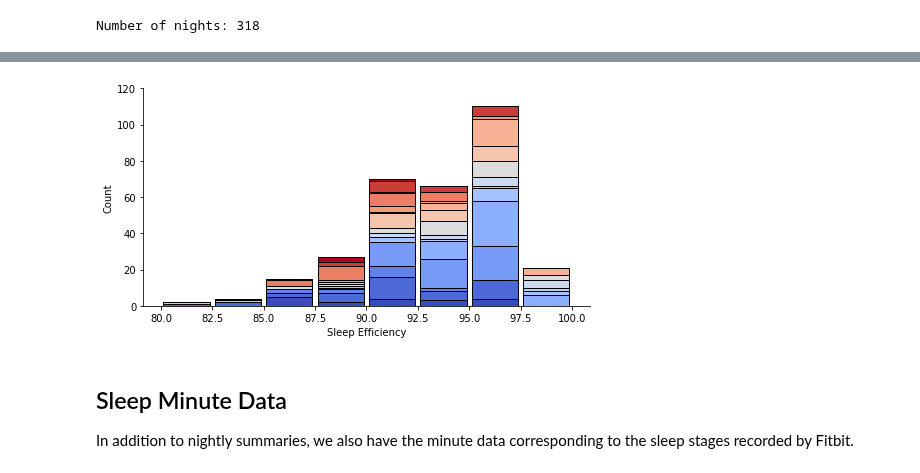
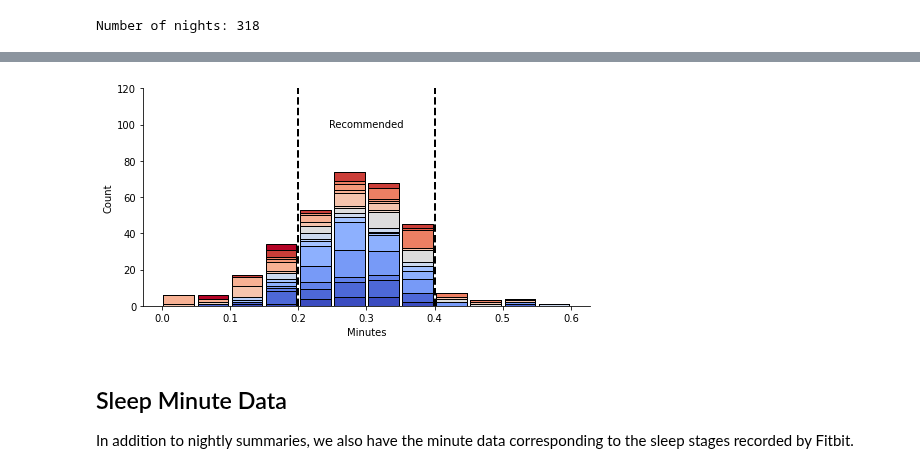
Before and after one commit to intelligent-environments-lab/utx000, a Jupyter notebook: notebooks/4.2.1-hef-fitbit-summary.ipynb, the cells around one changed output, grey strips where cells are left out. Cells and saved outputs as stored; diff of their text form; code cells hidden in the pictures.

Commit message:
finished fb sleep distributions

```diff
--- a/notebooks/4.2.1-hef-fitbit-summary.ipynb
+++ b/notebooks/4.2.1-hef-fitbit-summary.ipynb
@@ -243,7 +243,7 @@ plt.close()
 Sleep data is a subset of the daily data and we can check to see how many nights of data we have available at least from the current dataset.
 # %%
 daily_sleep = pd.read_csv("../data/processed/bpeace2-fitbit-sleep-daily.csv",
-                          index_col=0,parse_dates=[0,-3],infer_datetime_format=True)
+                          index_col=0,parse_dates=[0,1,-3],infer_datetime_format=True)
 # converting duration to something that makes more sense...
 daily_sleep['durationHours'] = daily_sleep['duration'] / 3600000
 daily_sleep.head()
@@ -467,12 +522,12 @@ def plot_stacked_hist(df,var,limits,width=1,cmap='coolwarm',by_var='beiwe',save=
 # %%
-ax = plot_stacked_hist(partial_sleep_df,'durationHours',[2,12])
+ax = plot_stacked_hist(partial_sleep_df,'minutesAwake',[0,150],width=10)
 ax.set_ylabel('Count')
 ax.set_ylim([0,120])
-ax.set_xlabel('Number of Hours')
+ax.set_xlabel('Minutes')
 for loc in ['right','top']:
     ax.spines[loc].set_visible(False)
 
-plt.savefig('../reports/figures/bpeace2-fitbit_sleep_duration-stacked_hist.pdf')
+plt.savefig('../reports/figures/bpeace2-fitbit_sleep_waso-stacked_hist.pdf')
 plt.show()
 plt.close()
 # %% [output]
@@ -479,0 +538,12 @@ plt.close()
+# %%
+sleep_stages_summary = pd.read_csv("../data/processed/bpeace2-fitbit-sleep-stages-summary.csv",index_col=0,parse_dates=[1,2,3])
+
+
+partial_sleep_stages_df = pd.DataFrame() # dataframe to hold the relevant sleep data
+# looping through partially filtered data and merging dataframes on common start times
+for pt in partial_sleep_df['beiwe'].unique():
+    partial_sleep_pt = partial_sleep_df[partial_sleep_df['beiwe'] == pt]
+    sleep_stages_pt = sleep_stages_summary[sleep_stages_summary['beiwe'] == pt]
+    sleep_stages_pt.drop(['beiwe'],axis=1,inplace=True)
+
+    partial_sleep_stages_df = partial_sleep_stages_df.append(pd.merge(left=partial_sleep_pt,right=sleep_stages_pt,left_on='dateOfSleep',right_on='endDate',how='inner'))
@@ -479,0 +557,3 @@ plt.close()
+# %%
+partial_sleep_stages_df['rem2nrem'] = partial_sleep_stages_df['rem_minutes'] / (partial_sleep_stages_df['light_minutes'] + partial_sleep_stages_df['deep_minutes'])
+partial_sleep_stages_df.head()
@@ -480,16 +568,20 @@ plt.close()
 # %%
-ax = plot_stacked_hist(partial_sleep_df,'efficiency',[80,100],width=2.5)
+ax = plot_stacked_hist(partial_sleep_stages_df,'rem2nrem',[0,0.6],width=.05)
 ax.set_ylabel('Count')
 ax.set_ylim([0,120])
-ax.set_xlabel('Sleep Efficiency')
+ax.set_xlabel('Minutes')
 for loc in ['right','top']:
     ax.spines[loc].set_visible(False)
 
-plt.savefig('../reports/figures/bpeace2-fitbit_sleep_efficiency-stacked_hist.pdf')
+ax.axvline(0.2,color='black',linestyle='dashed',linewidth=2)
+ax.axvline(0.4,color='black',linestyle='dashed',linewidth=2)
+ax.text(0.3,100,"Recommended",ha='center',va='center')
+
+plt.savefig('../reports/figures/bpeace2-fitbit_sleep_rem2nrem-stacked_hist.pdf')
 plt.show()
 plt.close()
 # %% [output]
-[figure, old version]
+[figure, new version]
 # %% [markdown]
 ## Sleep Minute Data
 In addition to nightly summaries, we also have the minute data corresponding to the sleep stages recorded by Fitbit.
```
Also changed, not shown: parts of 11 cells of this notebook.
